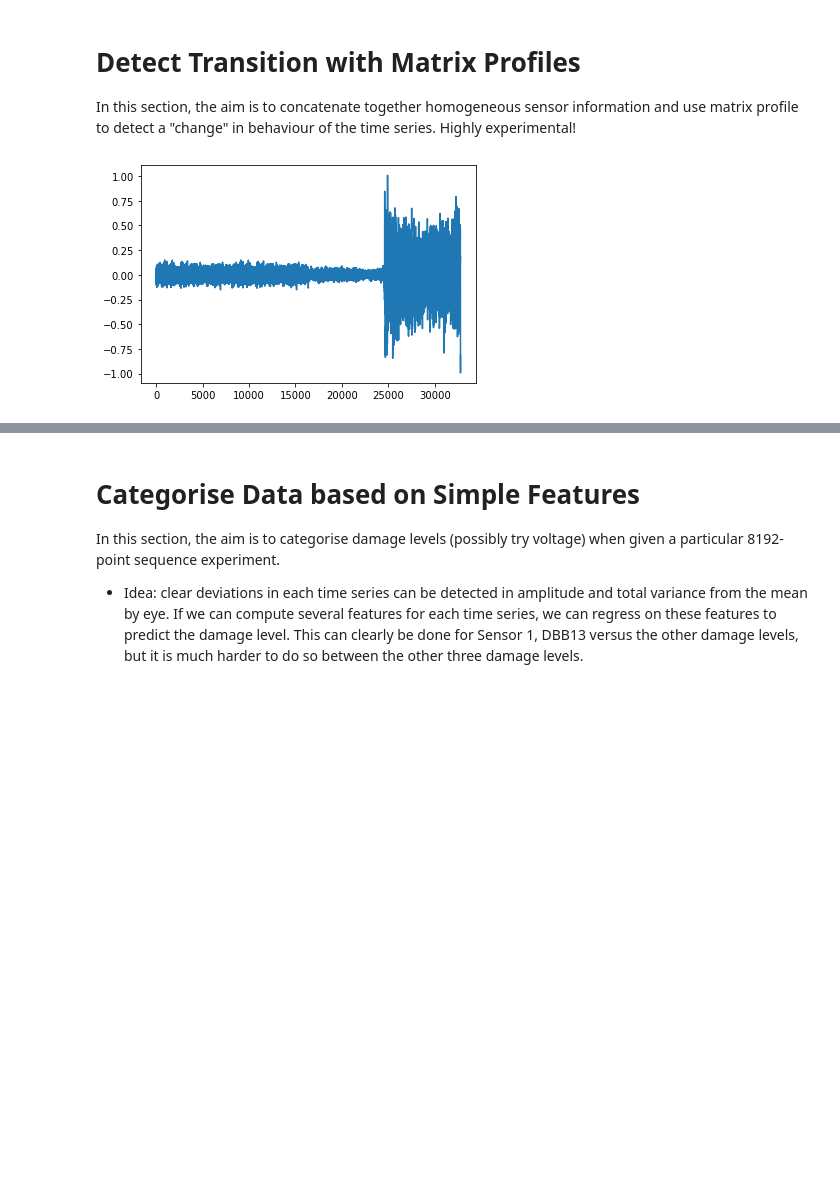
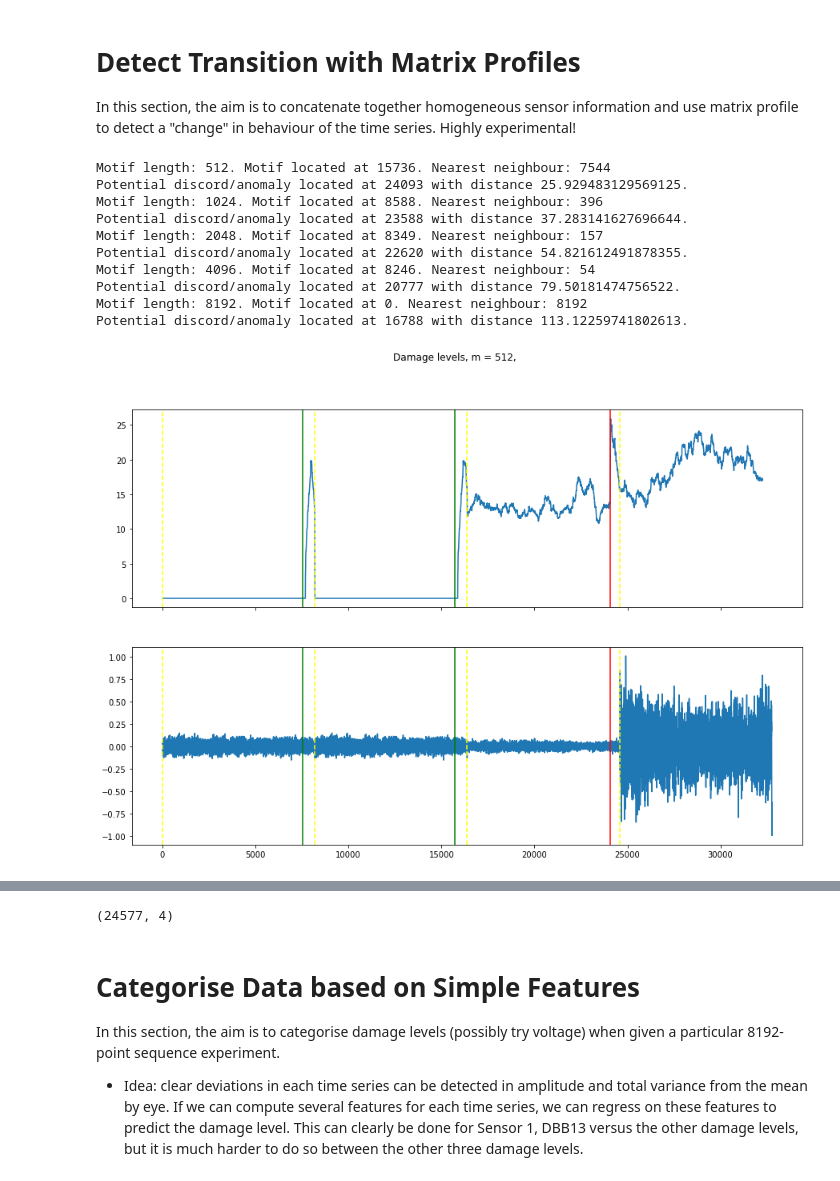
Before and after one commit to twan3617/anomalies, a Jupyter notebook: Example_Data_Sandia.ipynb, the cells around one changed output, grey strips where cells are left out. Cells and saved outputs as stored; diff of their text form; code cells hidden in the pictures; blank space fills up the shorter version.

Commit message:
new matrix profile images

```diff
--- a/Example_Data_Sandia.ipynb
+++ b/Example_Data_Sandia.ipynb
@@ -301,12 +301,55 @@ multiplot(diff2_damage_data)
 # %% [markdown]
 # Detect Transition with Matrix Profiles
 In this section, the aim is to concatenate together homogeneous sensor information and use matrix profile to detect a "change" in behaviour of the time series. Highly experimental!
-# %%
-ts_cat= pd.concat([data_L00_DB0_8, data_L00_DB0_8, data_L00_DBB_1_8, data_L00_DBB_13_8],axis=0)
-
-plt.plot(ts_cat.values)
-
-m = 8192
-mp = stumpy.stump(ts_cat.astype(float), m)
-# %% [output]
-[figure, removed]
+# %%
+ts_cat= pd.concat([data_L00_DB0_8, data_L00_DB0_8, data_L00_DBB_1_8, data_L00_DBB_13_8],axis=0)
+# there are 4 distinct transitions, each 8192 data points long. Can we detect the transition betweeen each damage type?
+
+
+for m in [512, 1024, 2048, 4096, 8192]:
+    mp = stumpy.stump(ts_cat.astype(float), m)
+    #multiplot([pd.DataFrame(mp[:,0]), pd.DataFrame(ts_cat)], orientation="horizontal") just do this code manually
+
+    mp_idx = np.argsort(mp[0:, 0])[0] #take the 0th columns first element
+    nearest_neighbour_idx = mp[mp_idx, 1]
+    print(f"Motif length: {m}. Motif located at {mp_idx}. Nearest neighbour: {nearest_neighbour_idx}")
+
+    # discord
+    discord_idx = np.argsort(mp[:, 0])[-1]
+    discord_dist = mp[discord_idx, 0]
+    print(f"Potential discord/anomaly located at {discord_idx} with distance {discord_dist}.")
+
+    fig, axs = plt.subplots(2,1, sharex=True)
+    fig.suptitle(f"Damage levels, m = {m}, ")
+
+    for id_x, data in enumerate([mp[:,0], ts_cat.values]):
+
+        axs[id_x].plot(data)
+        axs[id_x].set_xlabel("")
+        axs[id_x].axvline(x=mp_idx, color="g")
+        axs[id_x].axvline(x=nearest_neighbour_idx, color="g")
+        axs[id_x].axvline(x=discord_idx, color="r")
+
+    #actual split points
+    split = np.arange(0,4*8192,8192)
+    for x in split:
+        axs[0].axvline(x=x, color="yellow", linestyle="dashed")
+        axs[1].axvline(x=x, color="yellow", linestyle="dashed")
+
+
+    fig.set_size_inches(15,10)
+
+
+#yellow is actual split points, green is detected nearest neighbour, red is detected discord area
+# %% [output]
+Motif length: 512. Motif located at 15736. Nearest neighbour: 7544
+Potential discord/anomaly located at 24093 with distance 25.929483129569125.
+Motif length: 1024. Motif located at 8588. Nearest neighbour: 396
+Potential discord/anomaly located at 23588 with distance 37.283141627696644.
+Motif length: 2048. Motif located at 8349. Nearest neighbour: 157
+Potential discord/anomaly located at 22620 with distance 54.821612491878355.
+Motif length: 4096. Motif located at 8246. Nearest neighbour: 54
+Potential discord/anomaly located at 20777 with distance 79.50181474756522.
+Motif length: 8192. Motif located at 0. Nearest neighbour: 8192
+Potential discord/anomaly located at 16788 with distance 113.12259741802613.
+[figure, added]
@@ -313,3 +360,8 @@ mp = stumpy.stump(ts_cat.astype(float), m)
+# %%
+np.shape(mp) # stumpy.stump returns 0. matrix profile values (z-normalised Euclidean distances) 1. matrix profile indices
+#3rd and 4th columns are ...
+# %% [output]
+(24577, 4)
 # %% [markdown]
 # Categorise Data based on Simple Features
 In this section, the aim is to categorise damage levels (possibly try voltage) when given a particular 8192-point sequence experiment.
```
Also changed, not shown: parts of 2 cells of this notebook.
